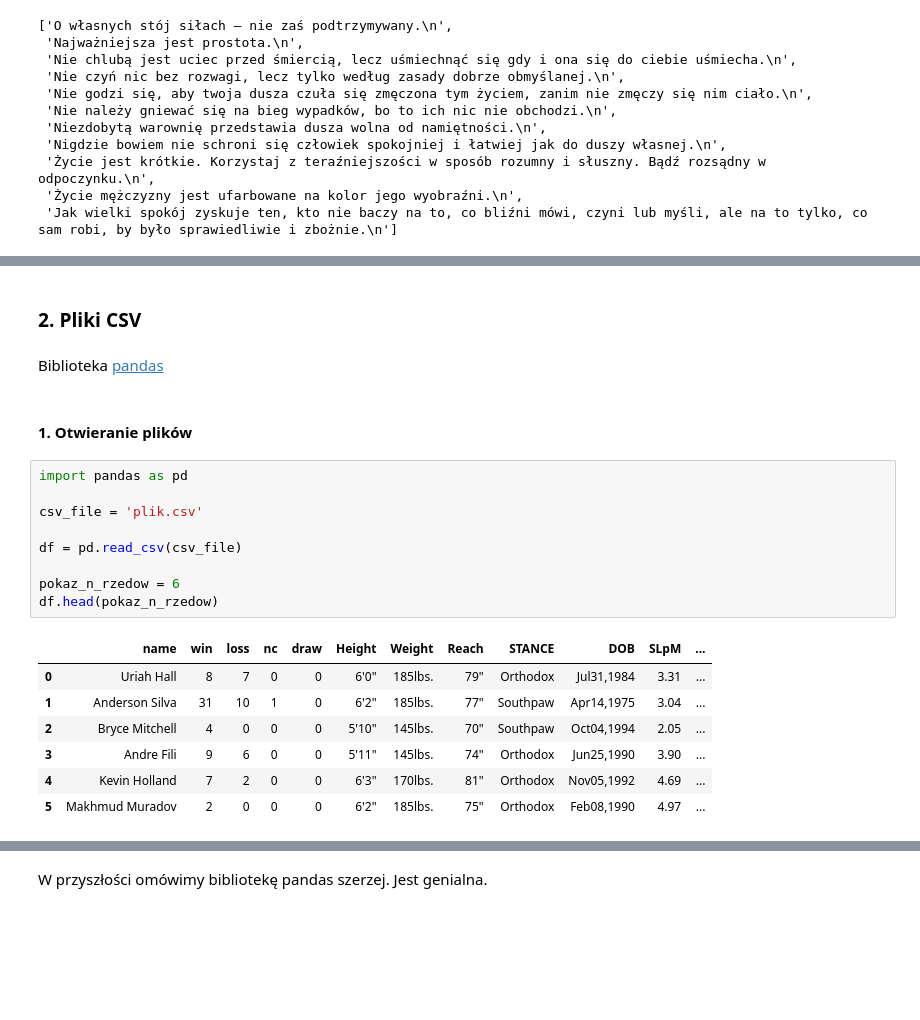
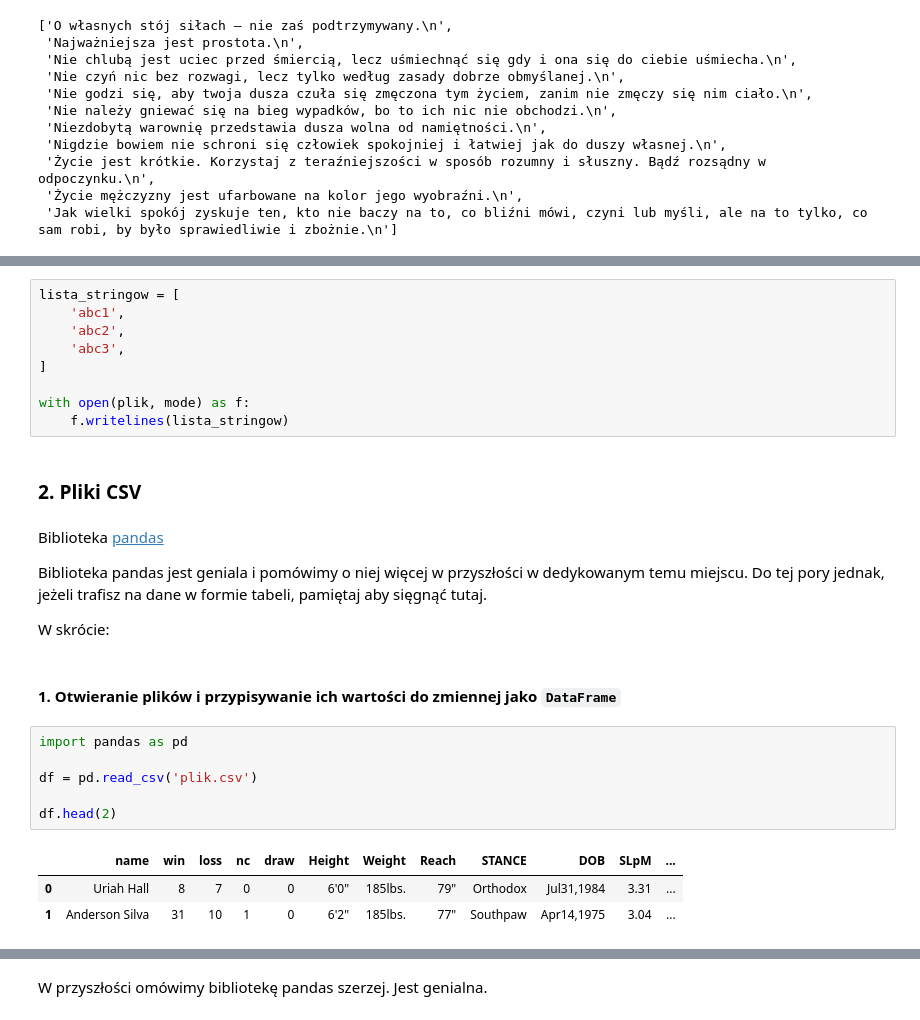
Before and after one commit to ZPXD/zajecia_programowania_xd, a Jupyter notebook: klocki/013_pliki.ipynb, the cells around one changed output, grey strips where cells are left out. Drawn from its saved outputs; the diff is of its cells as text; blank space fills up the shorter version.

```diff
--- a/klocki/013_pliki.ipynb
+++ b/klocki/013_pliki.ipynb
@@ -125,23 +141,31 @@ writelines()	Writes a list of strings to the file
+# %%
+lista_stringow = [
+    'abc1',
+    'abc2',
+    'abc3',
+]
+
+with open(plik, mode) as f:
+    f.writelines(lista_stringow)
 # %% [markdown]
 ### 2. Pliki CSV
 # %% [markdown]
 Biblioteka [pandas](https://pandas.pydata.org/)
+
+Biblioteka pandas jest geniala i pomówimy o niej więcej w przyszłości w dedykowanym temu miejscu. Do tej pory jednak, jeżeli trafisz na dane w formie tabeli, pamiętaj aby sięgnąć tutaj.
+
+
+
+W skrócie:
 # %% [markdown]
-#### 1. Otwieranie plików
+#### 1. Otwieranie plików i przypisywanie ich wartości do zmiennej jako `DataFrame`
-# %%
-import pandas as pd
-
-csv_file = 'plik.csv'
-
-df = pd.read_csv(csv_file)
-
-pokaz_n_rzedow = 6
-df.head(pokaz_n_rzedow)
-# %% [output]
-|  | name | win | loss | nc | draw | Height | Weight | Reach | STANCE | DOB | SLpM | ... |
-| 0 | Uriah Hall | 8 | 7 | 0 | 0 | 6'0" | 185lbs. | 79" | Orthodox | Jul31,1984 | 3.31 | ... |
-| 1 | Anderson Silva | 31 | 10 | 1 | 0 | 6'2" | 185lbs. | 77" | Southpaw | Apr14,1975 | 3.04 | ... |
-| 2 | Bryce Mitchell | 4 | 0 | 0 | 0 | 5'10" | 145lbs. | 70" | Southpaw | Oct04,1994 | 2.05 | ... |
-| 3 | Andre Fili | 9 | 6 | 0 | 0 | 5'11" | 145lbs. | 74" | Orthodox | Jun25,1990 | 3.90 | ... |
-| 4 | Kevin Holland | 7 | 2 | 0 | 0 | 6'3" | 170lbs. | 81" | Orthodox | Nov05,1992 | 4.69 | ... |
-| 5 | Makhmud Muradov | 2 | 0 | 0 | 0 | 6'2" | 185lbs. | 75" | Orthodox | Feb08,1990 | 4.97 | ... |
+# %%
+import pandas as pd
+
+df = pd.read_csv('plik.csv')
+
+df.head(2)
+# %% [output]
+|  | name | win | loss | nc | draw | Height | Weight | Reach | STANCE | DOB | SLpM | ... |
+| 0 | Uriah Hall | 8 | 7 | 0 | 0 | 6'0" | 185lbs. | 79" | Orthodox | Jul31,1984 | 3.31 | ... |
+| 1 | Anderson Silva | 31 | 10 | 1 | 0 | 6'2" | 185lbs. | 77" | Southpaw | Apr14,1975 | 3.04 | ... |
```
Also changed, not shown: parts of 86 cells of this notebook, 9 other files.
